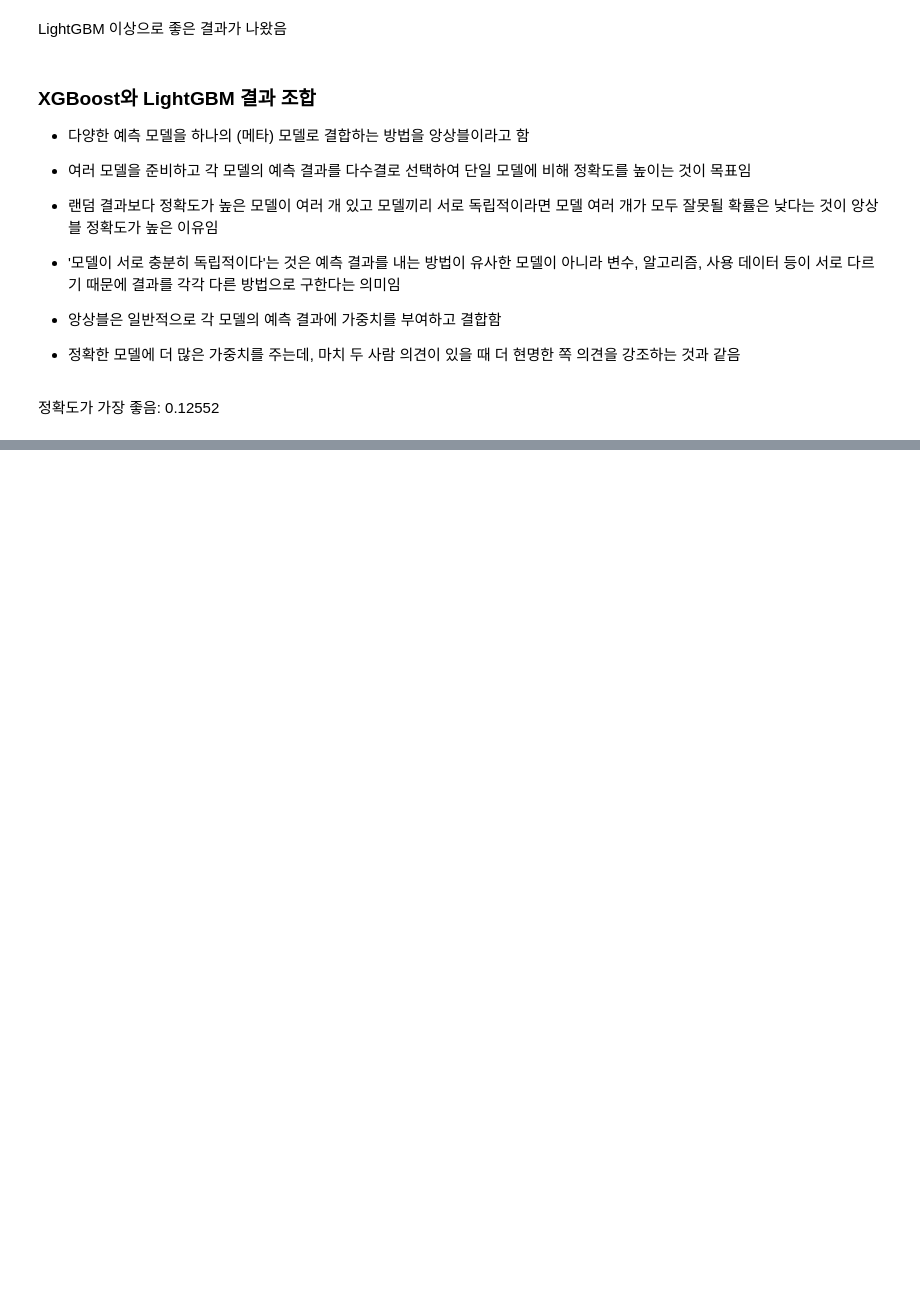
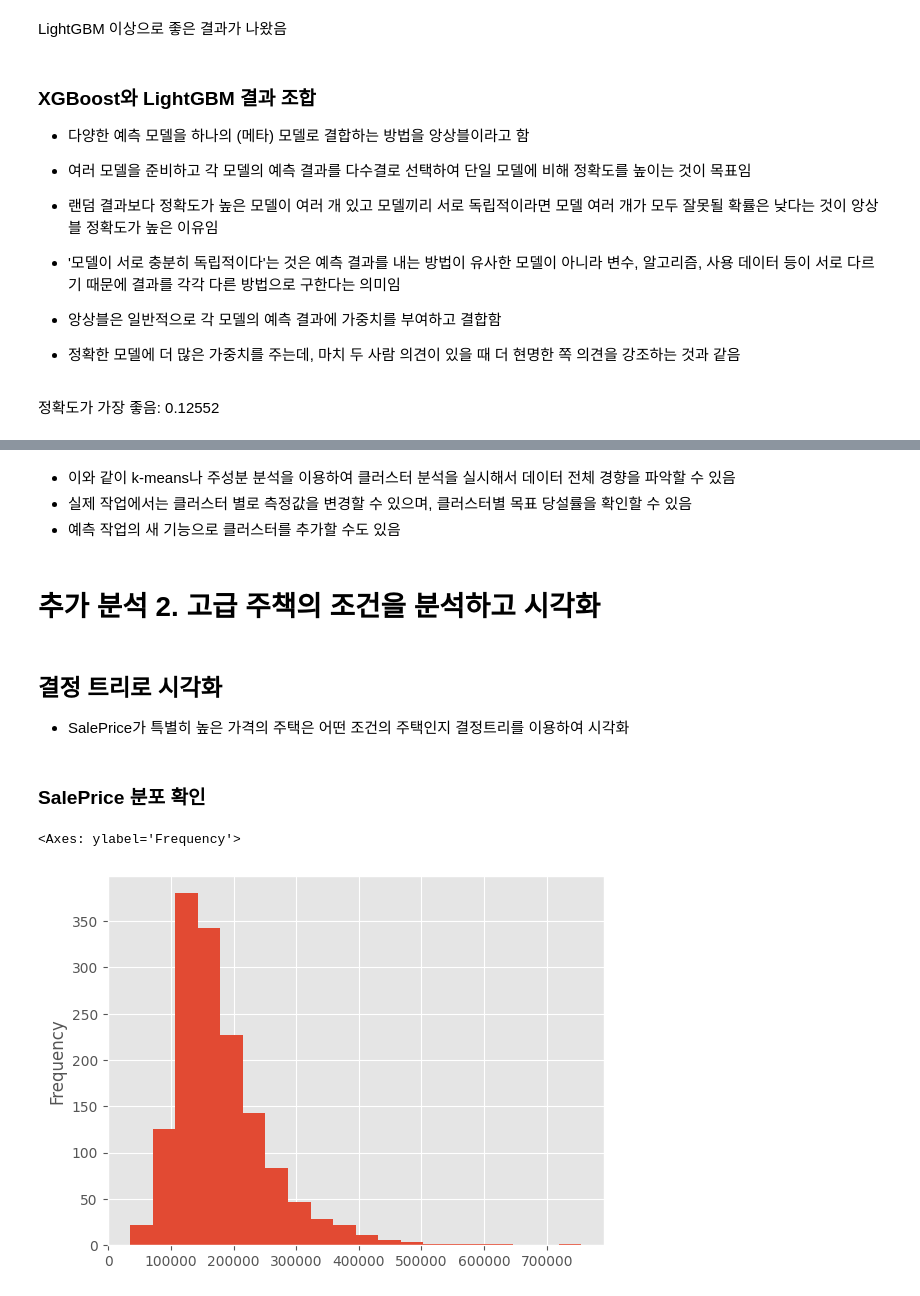
Before and after one commit to LDYWINNER/TIML, a Jupyter notebook: kaggle/house_prices/house_prices_tutorial.ipynb, the cells around one changed output, grey strips where cells are left out. Saved outputs shown, nothing was run; the diff lists cells and outputs as text; code cells hidden in the pictures; blank space fills up the shorter version.

```diff
--- a/kaggle/house_prices/house_prices_tutorial.ipynb
+++ b/kaggle/house_prices/house_prices_tutorial.ipynb
@@ -1942,0 +2199,17 @@ submission.to_csv("./submit/houseprices_submit04.csv",index=False)
+# %% [markdown]
+- 이와 같이 k-means나 주성분 분석을 이용하여 클러스터 분석을 실시해서 데이터 전체 경향을 파악할 수 있음
+- 실제 작업에서는 클러스터 별로 측정값을 변경할 수 있으며, 클러스터별 목표 당설률을 확인할 수 있음
+- 예측 작업의 새 기능으로 클러스터를 추가할 수도 있음
+# %% [markdown]
+# 추가 분석 2. 고급 주책의 조건을 분석하고 시각화
+# %% [markdown]
+## 결정 트리로 시각화
+
+- SalePrice가 특별히 높은 가격의 주택은 어떤 조건의 주택인지 결정트리를 이용하여 시각화
+# %% [markdown]
+### SalePrice 분포 확인
+# %%
+train_df_le['SalePrice'].plot.hist(bins=20)
+# %% [output]
+<Axes: ylabel='Frequency'>
+[figure, added]
```
Also changed, not shown: parts of 64 cells of this notebook.
